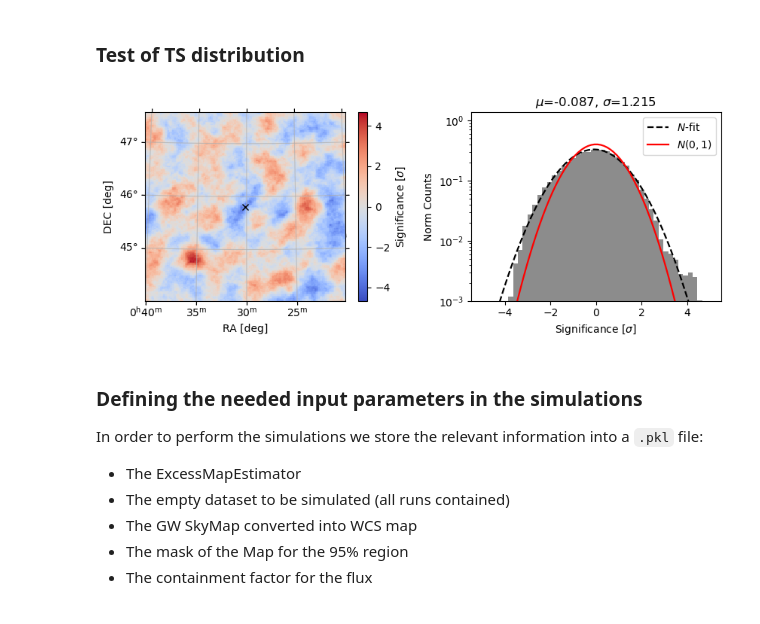
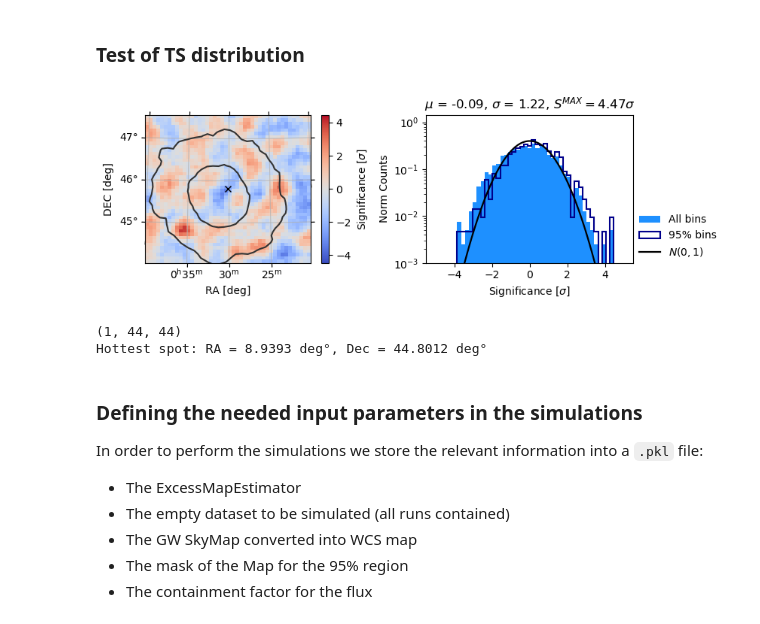
Before and after one commit to juanjq/gw-gamma-global-uls, a Jupyter notebook: notebook_sim.ipynb, the cells around one changed output. Saved outputs shown, nothing was run; the diff lists cells and outputs as text; code cells hidden in the pictures.

```diff
--- a/notebook_sim.ipynb
+++ b/notebook_sim.ipynb
@@ -536,11 +534,23 @@ maps_real = excess_estimator.run(dataset_stacked_real)
 
 # --- Flux Arrays ---
 def _masked(arr): return np.where(mask_threshold_95, arr, np.nan)
+def _masked_array(*arrays):
+    """Return compressed arrays containing only pixels where mask_threshold_95 is True and no NaNs."""
+    flat_mask = mask_threshold_95.ravel()
+    results = []
+    for arr in arrays:
+        flat = arr.ravel()
+        valid = flat_mask & ~np.isnan(flat)
+        results.append(flat[valid])
+    return np.array(results)
 
 flux_uls  = maps_real["flux_ul"].data.ravel() / containment_factor
 fluxs     = maps_real["flux"].data.ravel()    / containment_factor
 flux_uls_95 = _masked(maps_real["flux_ul"].data).ravel() / containment_factor
 fluxs_95    = _masked(maps_real["flux"].data).ravel()    / containment_factor
+
+sigs = maps_real["sqrt_ts"].data.ravel()
+sigs_95 = _masked_array(maps_real["sqrt_ts"].data).ravel()
 # %% [output]
 Running Excess Map Estimator...
 # %%
@@ -562,38 +572,65 @@ plt.show()
 ### Test of TS distribution
 # %%
 # Fitting to a normal distribution ---
-mu_fit, std_fit = norm.fit(maps_real["sqrt_ts"].data.ravel())
+mu_fit, std_fit = norm.fit(sigs)
+mu_fit_95, std_fit_95 = norm.fit(sigs_95)
 x_pdf = np.linspace(-7, 7, 100)
 pdf_fit = norm.pdf(x_pdf, mu_fit, std_fit)
+pdf_fit_95 = norm.pdf(x_pdf, mu_fit_95, std_fit_95)
 pdf_norm = norm.pdf(x_pdf, 0, 1)
 max_sig, min_sig = np.array(maps_real["sqrt_ts"].data).max(), -np.array(maps_real["sqrt_ts"].data).max()
 
 # Plotting ---
-fig = plt.figure(figsize=(8.5, 3.5))
+fig = plt.figure(figsize=(8.5, 3))
 ax1 = plt.subplot(121, projection=geom.wcs)
 ax2 = plt.subplot(122)
 
 p_sig = ax1.pcolormesh(
     bin_edges_ra, bin_edges_dec, maps_real["sqrt_ts"].smooth(0.5).data[0],
     cmap="coolwarm", transform=ax1.get_transform("icrs"), vmax=max_sig, vmin=min_sig
 ); fig.colorbar(p_sig, ax=ax1, label="Significance [$\\sigma$]")
 
 ax1.plot(source_coord.ra, source_coord.dec, "xk", label=source_name, transform=ax1.get_transform("icrs"))
-ax1.grid(alpha=0.7)
-ax1.set(xlabel="RA [deg]", ylabel="DEC [deg]")
 
-ax2.hist(maps_real["sqrt_ts"].data.ravel(), 40, density=True, color="0.1", alpha=0.5)
+h = ax2.hist(sigs, 40, density=True, color="dodgerblue", lw=0, histtype="stepfilled", label="All bins")
+ax2.hist(sigs_95, h[1], density=True, color="darkblue", lw=1.5, histtype="step", label="95% bins")
 
-ax2.plot(x_pdf, pdf_fit, lw=1.6, ls="--", color="k", label="$N$-fit")
-ax2.plot(x_pdf, pdf_norm, lw=1.6, ls="-", color="r", label="$N(0, 1)$")
+# ax2.plot(x_pdf, pdf_fit, lw=1.6, ls=":", color="b")
+# ax2.plot(x_pdf, pdf_fit_95, lw=1.6, ls=":", color="r")
+# ax2.plot([], [], lw=1.6, ls=":", color="k", label="$N$-fit")
+ax2.plot(x_pdf, pdf_norm, lw=1.6, ls="-", color="k", label="$N(0, 1)$")
 
-ax2.set(yscale="log", ylim=(1e-3), xlim=(-5.5, 5.5), xlabel="Significance [$\\sigma$]",
-       ylabel="Norm Counts", title=f"$\\mu$={mu_fit:.3f}, $\\sigma$={std_fit:.3f}")
-ax2.legend()
+
+lims = ax1.get_xlim(), ax1.get_ylim()
+ax1.contour(data_ligo_2d, levels=threshold_maps, transform=ax1.get_transform("icrs"),
+           colors="0.2", origin="lower", extent=[-180, 180, -90, 90])
+ax1.set_xlim(*lims[0]); ax1.set_ylim(*lims[1]); ax1.grid(alpha=0.7)
+ax2.set(yscale="log", ylim=(1e-3), xlim=(-5.5, 5.5), xlabel="Significance [$\\sigma$]", ylabel="Norm Counts")
+ax2.set_title(f"$\\mu$ = {mu_fit:.2f}, $\\sigma$ = {std_fit:.2f}, " + "$S^{MAX} = $"+f"{sigs.max():.2f}" + "$\\sigma$")
+ax1.coords[0].set_axislabel_position("b"); ax1.coords[0].set_ticklabel_position("b")
+ax1.coords[0].set_axislabel("RA [deg]"); ax1.coords[1].set_axislabel("DEC [deg]")
+ax2.legend(loc=(1.01, 0), frameon=False)
 fig.tight_layout()
 plt.show()
 # %% [output]
-[figure, old version]
+[figure, new version]
+# %%
+import numpy as np
+
+sqrt_ts_data = maps_real["sqrt_ts"].data
+print(sqrt_ts_data.shape)  # check actual shape
+
+# Squeeze out any size-1 axes (e.g. energy), then find max
+sqrt_ts_2d = np.squeeze(sqrt_ts_data)
+max_idx = np.unravel_index(np.argmax(sqrt_ts_2d), sqrt_ts_2d.shape)
+row_idx, col_idx = max_idx
+
+# Gammapy WCS approach (recommended)
+coord = maps_real["sqrt_ts"].geom.pix_to_coord((col_idx, row_idx))
+print(f"Hottest spot: RA = {coord[0]:.4f}°, Dec = {coord[1]:.4f}°")
+# %% [output]
+(1, 44, 44)
+Hottest spot: RA = 8.9393 deg°, Dec = 44.8012 deg°
 # %% [markdown]
 ### Defining the needed input parameters in the simulations
 
```
Also changed, not shown: parts of 22 cells of this notebook.
